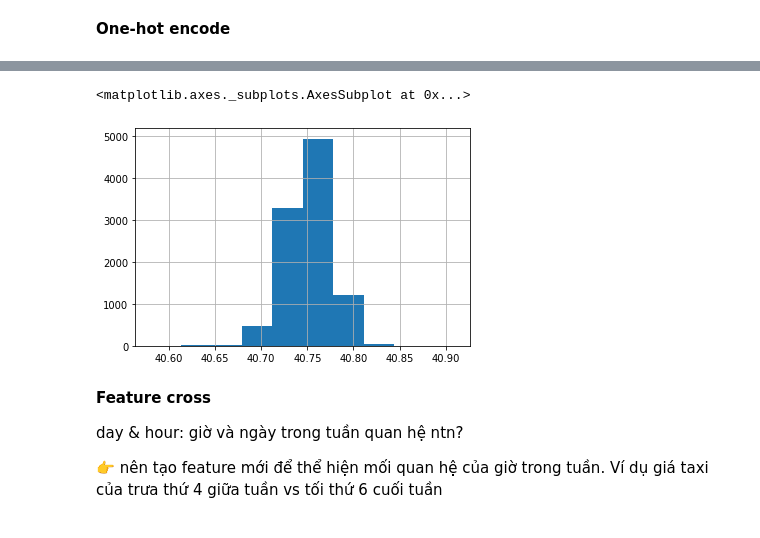
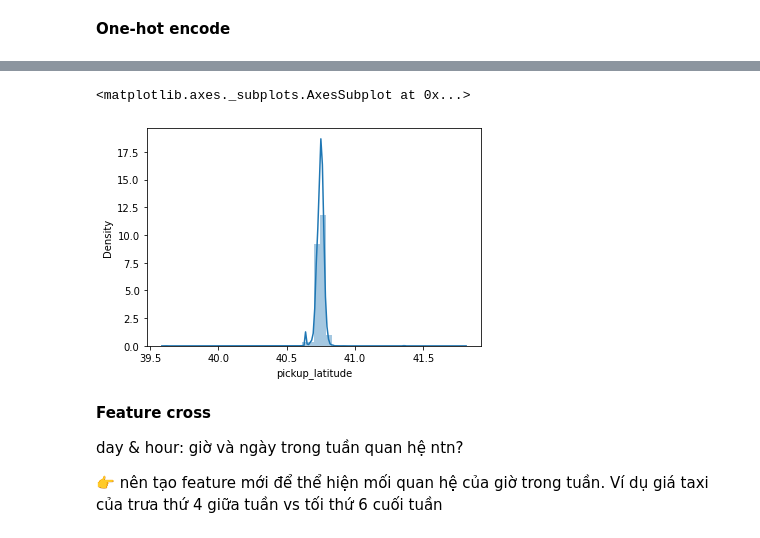
Before and after one commit to VietinBank/training-resources, a Jupyter notebook: labs/lab3_vtb_eda_feature_engineering_lab.ipynb, the cells around one changed output, grey strips where cells are left out. Cells and saved outputs as stored; diff of their text form; code cells hidden in the pictures.

```diff
--- a/labs/lab3_vtb_eda_feature_engineering_lab.ipynb
+++ b/labs/lab3_vtb_eda_feature_engineering_lab.ipynb
@@ -165,3 +226,11 @@ data_raw = data
+# %%
+# Chọn chiến lược impute giá trị phổ biến nhất
+
+# from sklearn.impute import SimpleImputer
+# imp_mean = SimpleImputer(missing_values=np.nan, strategy='most_frequent')
+# data['rate_code'] = imp_mean.fit_transform(data['rate_code'])
+
+data['rate_code'] = data['rate_code'].fillna(1)
 # %% [markdown]
 Check lại dữ liệu
 # %%
@@ -308,10 +400,10 @@ data["dropoff_latitude"] = to_bin(data.dropoff_latitude)
 data["dropoff_longitude"] = to_bin(data.dropoff_longitude)
 # %%
 # check lại phân phối
-data.pickup_latitude.hist()
+sns.distplot(data.pickup_latitude)
 # %% [output]
 <matplotlib.axes._subplots.AxesSubplot at 0x...>
-[figure, old version]
+[figure, new version]
 # %% [markdown]
 **Feature cross**
 
```
Also changed, not shown: parts of 37 cells of this notebook, 1 other file.
